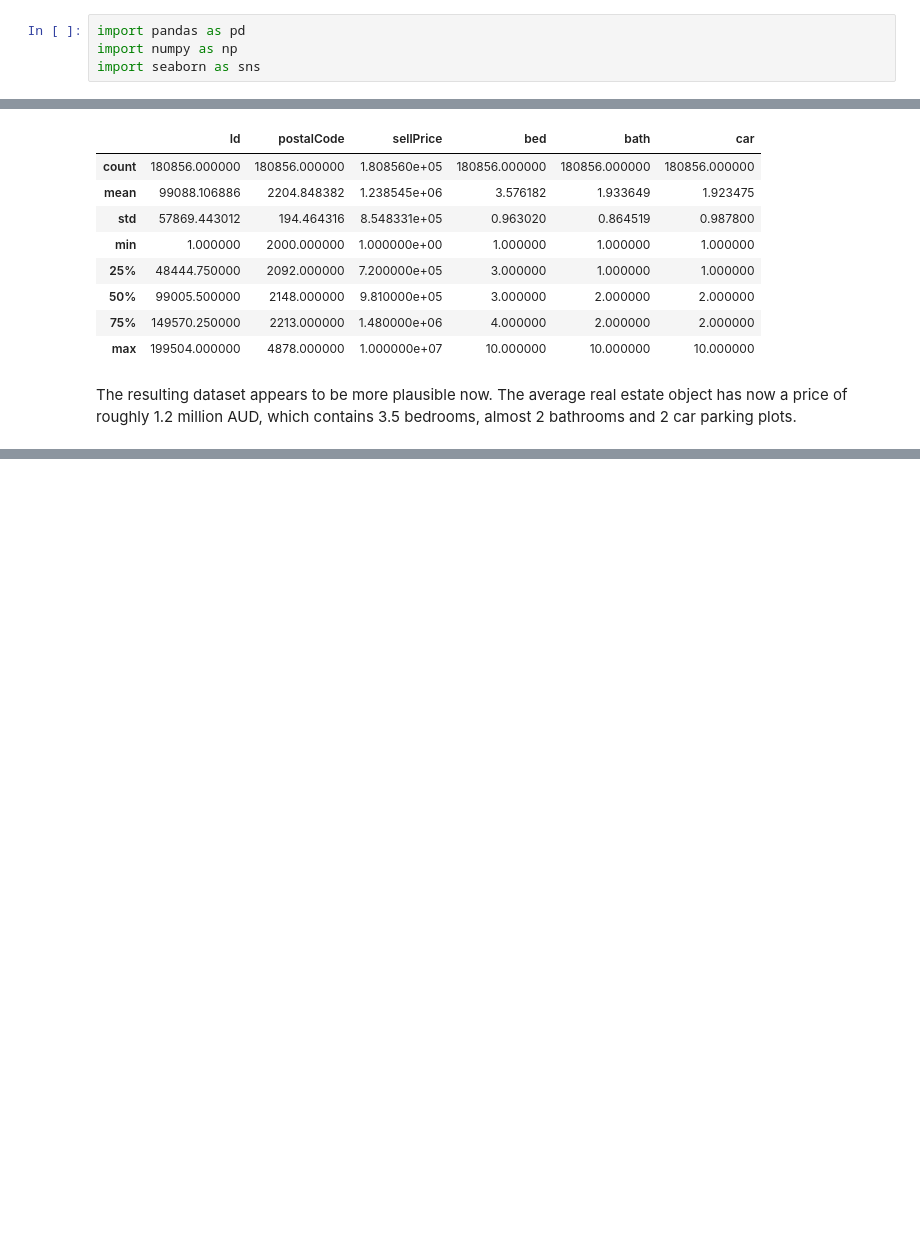
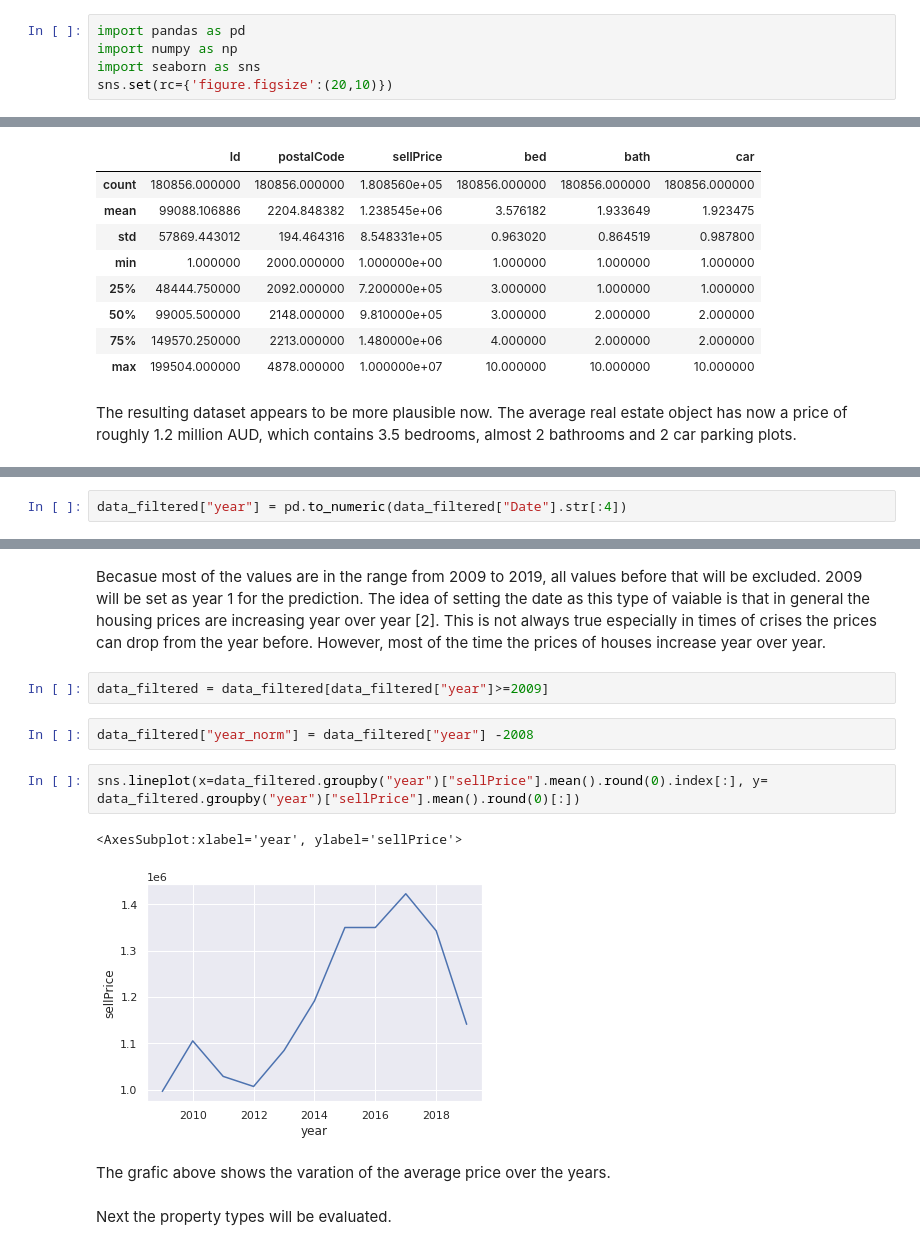
Before and after one commit to FHKrieg/DeepLearningAbschluss, a Jupyter notebook: EDA2.ipynb, the cells around one changed output, grey strips where cells are left out. Cells and saved outputs as stored; diff of their text form; blank space fills up the shorter version.

```diff
--- a/EDA2.ipynb
+++ b/EDA2.ipynb
@@ -6,6 +6,7 @@ The SurfIntoYourHome LLC from Sydney wants to offer a new service to their clien
 import pandas as pd
 import numpy as np
 import seaborn as sns
+sns.set(rc={'figure.figsize':(20,10)})
 # %%
 data = pd.read_csv("/home/jovyan/DeepLearningExperiment/data/SydneyHousePrices.csv")
 # %%
@@ -92,0 +74,2 @@ data.describe()
+# %%
+data_filtered["year"] = pd.to_numeric(data_filtered["Date"].str[:4])
@@ -92,0 +96,15 @@ data.describe()
+# %% [markdown]
+Becasue most of the values are in the range from 2009 to 2019, all values before that will be excluded. 2009 will be set as year 1 for the prediction. The idea of setting the date as this type of vaiable is that in general the housing prices are increasing year over year [2]. This is not always true especially in times of crises the prices can drop from the year before. However, most of the time the prices of houses increase year over year.
+# %%
+data_filtered = data_filtered[data_filtered["year"]>=2009]
+# %%
+data_filtered["year_norm"] = data_filtered["year"] -2008
+# %%
+sns.lineplot(x=data_filtered.groupby("year")["sellPrice"].mean().round(0).index[:], y= data_filtered.groupby("year")["sellPrice"].mean().round(0)[:])
+# %% [output]
+<AxesSubplot:xlabel='year', ylabel='sellPrice'>
+[figure, added]
+# %% [markdown]
+The grafic above shows the varation of the average price over the years.
+# %% [markdown]
+Next the property types will be evaluated.
```
Also changed, not shown: parts of 26 cells of this notebook.
